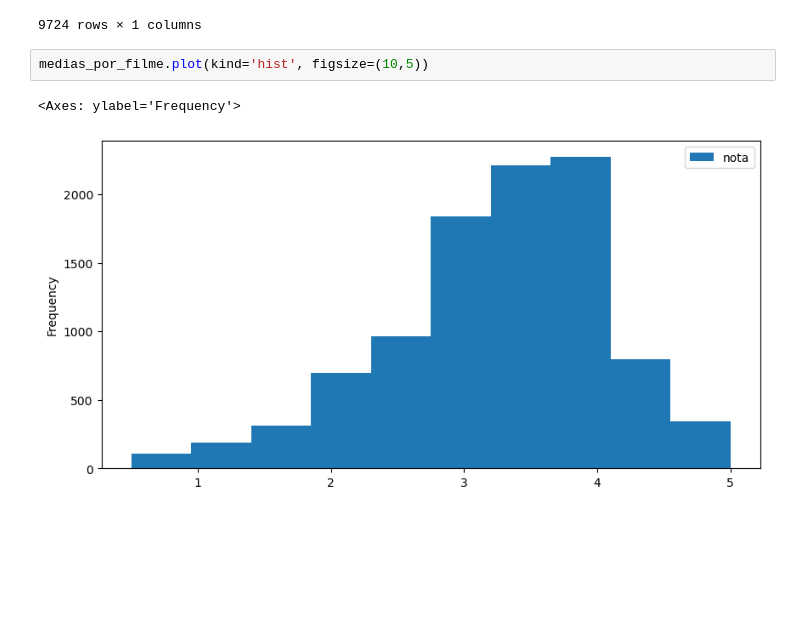
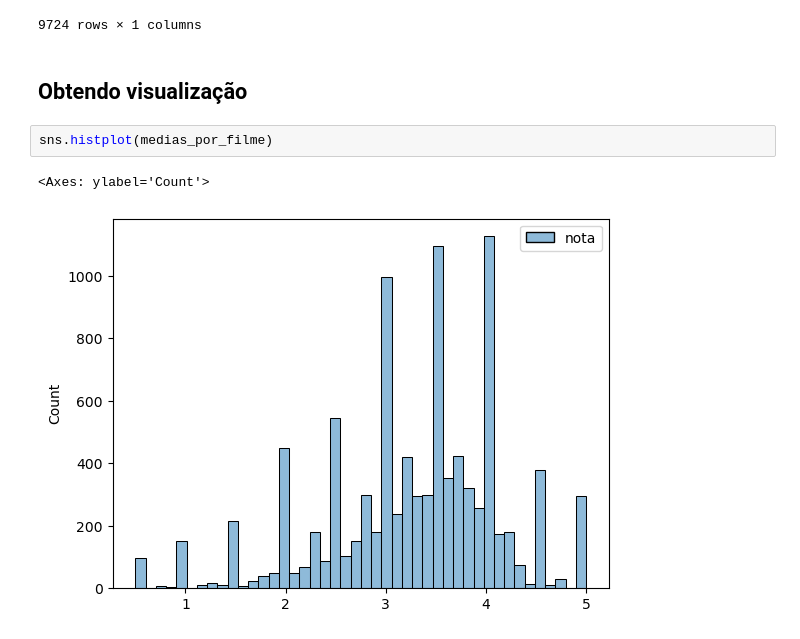
Before and after one commit to joaodamasio/datascience-explorando-analisando-dados, a Jupyter notebook: analise-movielens-TMDB.ipynb, the cells around one changed output. Drawn from its saved outputs; the diff is of its cells as text; blank space fills up the shorter version.

Commit message:
refinando visualização

```diff
--- a/analise-movielens-TMDB.ipynb
+++ b/analise-movielens-TMDB.ipynb
@@ -179,8 +179,10 @@ medias_por_filme
 | 193587 | 3.500000 |
 | 193609 | 4.000000 |
 9724 rows × 1 columns
-# %%
-medias_por_filme.plot(kind='hist', figsize=(10,5))
-# %% [output]
-<Axes: ylabel='Frequency'>
-[figure, removed]
+# %% [markdown]
+## Obtendo visualização
+# %%
+sns.histplot(medias_por_filme)
+# %% [output]
+<Axes: ylabel='Count'>
+[figure, added]
```
Also changed, not shown: parts of 5 cells of this notebook.
